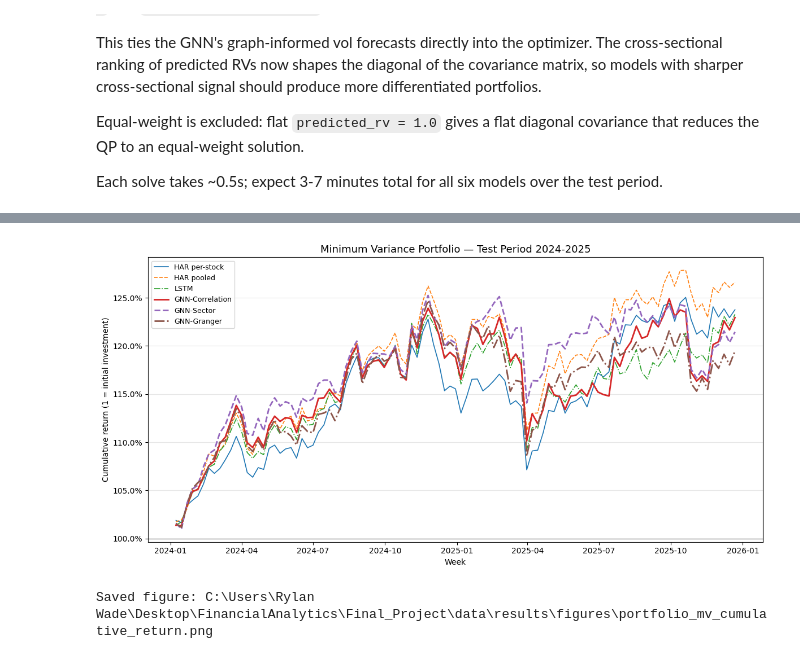
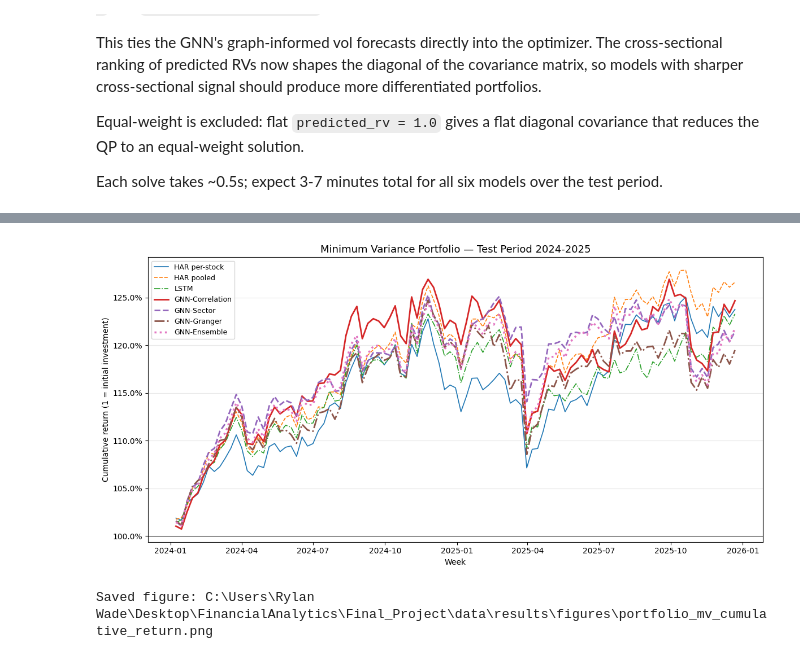
Before and after one commit to waderylan/sp500-gnn, a Jupyter notebook: notebooks/06_portfolio.ipynb, the cells around one changed output, grey strips where cells are left out. Drawn from its saved outputs; the diff is of its cells as text; code cells hidden in the pictures.

Commit message:
GNN Ensemble and future sector excludion work ideas

```diff
--- a/notebooks/06_portfolio.ipynb
+++ b/notebooks/06_portfolio.ipynb
@@ -78,10 +96,10 @@ fig, ax = plt.subplots(figsize=(12, 6))
 
 model_order = [
     'HAR per-stock', 'HAR pooled', 'LSTM',
-    'GNN-Correlation', 'GNN-Sector', 'GNN-Granger', 'Equal-weight',
+    'GNN-Correlation', 'GNN-Sector', 'GNN-Granger', 'GNN-Ensemble', 'Equal-weight',
 ]
-linestyles = ['-', '--', '-.', '-', '--', '-.', ':']
-linewidths  = [1.2, 1.2, 1.2, 2.0, 2.0, 2.0, 1.5]
+linestyles = ['-',   '--',  '-.',  '-',   '--',  '-.',  ':',   ':' ]
+linewidths = [1.2,   1.2,   1.2,   2.0,   2.0,   2.0,   2.5,   1.5]
 
 for model, ls, lw in zip(model_order, linestyles, linewidths):
     sub = portfolio_returns_df[portfolio_returns_df['model'] == model].sort_values('week')
@@ -89,7 +107,7 @@ for model, ls, lw in zip(model_order, linestyles, linewidths):
     ax.plot(sub['week'].values, cum, label=model, linestyle=ls, linewidth=lw)
 
 ax.axhline(1.0, color='black', linewidth=0.7, linestyle='-')
-ax.set_title('Cumulative Portfolio Return â€” Test Period 2024-2025', fontsize=13)
+ax.set_title('Cumulative Portfolio Return — Test Period 2024-2025', fontsize=13)
 ax.set_xlabel('Week')
 ax.set_ylabel('Cumulative return (1 = initial investment)')
 ax.yaxis.set_major_formatter(mticker.PercentFormatter(xmax=1))
@@ -97,7 +115,6 @@ ax.legend(loc='upper left', fontsize=9)
 ax.grid(axis='y', alpha=0.3)
 plt.tight_layout()
 
-import pathlib
 fig_path = pathlib.Path(config.FIGURES_DIR) / 'portfolio_cumulative_return.png'
 fig_path.parent.mkdir(parents=True, exist_ok=True)
 fig.savefig(fig_path, dpi=150)
@@ -110,6 +127,11 @@ Saved figure: C:\Users\Rylan Wade\Desktop\FinancialAnalytics\Final_Project\data\
 ## Detailed statistics printout
 # %%
 SEP = '=' * 72
+
+model_order = [
+    'HAR per-stock', 'HAR pooled', 'LSTM',
+    'GNN-Correlation', 'GNN-Sector', 'GNN-Granger', 'GNN-Ensemble', 'Equal-weight',
+]
 
 # 1. Raw metrics table (full precision)
 print(SEP)
@@ -234,8 +256,8 @@ ret_wide = (
     .pivot(index='week', columns='model', values='net_return')
     [model_order]
 )
-corr = ret_wide.corr()
-short = ['HAR-ps', 'HAR-pl', 'LSTM', 'GNN-C', 'GNN-S', 'GNN-G', 'EW']
+corr  = ret_wide.corr()
+short = ['HAR-ps', 'HAR-pl', 'LSTM', 'GNN-C', 'GNN-S', 'GNN-G', 'GNN-E', 'EW']
 corr.index   = short
 corr.columns = short
 print(corr.round(3).to_string())
@@ -246,7 +268,7 @@ print(SEP)
 print('EXCESS NET RETURN VS EQUAL-WEIGHT')
 print(SEP)
 ew_returns = ret_wide['Equal-weight'].values
-for model in model_order[:-1]:
+for model in model_order[:-1]:   # skip Equal-weight itself
     m_ret = ret_wide[model].values
     excess = m_ret - ew_returns
     pct_beat = 100 * (excess > 0).mean()
@@ -320,11 +343,11 @@ display(ls_display)
 fig, ax = plt.subplots(figsize=(12, 6))
 
 ls_model_order = [
-    'GNN-Correlation', 'GNN-Sector', 'GNN-Granger',
+    'GNN-Correlation', 'GNN-Sector', 'GNN-Granger', 'GNN-Ensemble',
     'HAR per-stock', 'HAR pooled', 'LSTM',
 ]
-ls_linestyles = ['-', '--', '-.', '-', '--', '-.']
-ls_linewidths = [2.0, 2.0, 2.0, 1.2, 1.2, 1.2]
+ls_linestyles = ['-',  '--', '-.',  ':',   '-',   '--',  '-.']
+ls_linewidths = [2.0,  2.0,  2.0,   2.5,   1.2,   1.2,   1.2]
 
 for model, ls, lw in zip(ls_model_order, ls_linestyles, ls_linewidths):
     sub = ls_returns_df[ls_returns_df['model'] == model].sort_values('week')
@@ -421,10 +445,10 @@ fig, axes = plt.subplots(2, 1, figsize=(12, 10), gridspec_kw={'height_ratios': [
 
 vt_model_order = [
     'HAR per-stock', 'HAR pooled', 'LSTM',
-    'GNN-Correlation', 'GNN-Sector', 'GNN-Granger',
+    'GNN-Correlation', 'GNN-Sector', 'GNN-Granger', 'GNN-Ensemble',
 ]
-linestyles = ['-', '--', '-.', '-', '--', '-.']
-linewidths  = [1.2, 1.2, 1.2, 2.0, 2.0, 2.0]
+linestyles = ['-',  '--', '-.',  '-',  '--', '-.',  ':' ]
+linewidths = [1.2,  1.2,  1.2,   2.0,  2.0,  2.0,   2.5]
 
 ax_ret = axes[0]
 for model, ls, lw in zip(vt_model_order, linestyles, linewidths):
@@ -526,32 +551,32 @@ Saved: portfolio_mv_returns.parquet, portfolio_mv_metrics_table.csv
 # %%
 fig, ax = plt.subplots(figsize=(12, 6))
 
 mv_model_order = [
     'HAR per-stock', 'HAR pooled', 'LSTM',
-    'GNN-Correlation', 'GNN-Sector', 'GNN-Granger',
+    'GNN-Correlation', 'GNN-Sector', 'GNN-Granger', 'GNN-Ensemble',
 ]
-linestyles = ['-', '--', '-.', '-', '--', '-.']
-linewidths  = [1.2, 1.2, 1.2, 2.0, 2.0, 2.0]
+linestyles = ['-',  '--', '-.',  '-',  '--', '-.',  ':' ]
+linewidths = [1.2,  1.2,  1.2,   2.0,  2.0,  2.0,   2.5]
 
 for model, ls, lw in zip(mv_model_order, linestyles, linewidths):
     sub = mv_returns_df[mv_returns_df['model'] == model].sort_values('week')
     cum = (1.0 + sub['net_return'].values).cumprod()
     ax.plot(sub['week'].values, cum, label=model, linestyle=ls, linewidth=lw)
 
 ax.axhline(1.0, color='black', linewidth=0.7, linestyle='-')
 ax.set_title('Minimum Variance Portfolio — Test Period 2024-2025', fontsize=13)
 ax.set_xlabel('Week')
 ax.set_ylabel('Cumulative return (1 = initial investment)')
 ax.yaxis.set_major_formatter(mticker.PercentFormatter(xmax=1))
 ax.legend(loc='upper left', fontsize=9)
 ax.grid(axis='y', alpha=0.3)
 plt.tight_layout()
 
 fig_path = pathlib.Path(config.FIGURES_DIR) / 'portfolio_mv_cumulative_return.png'
 fig_path.parent.mkdir(parents=True, exist_ok=True)
 fig.savefig(fig_path, dpi=150)
 plt.show()
 print(f'Saved figure: {fig_path}')
 # %% [output]
-[figure, old version]
+[figure, new version]
 Saved figure: C:\Users\Rylan Wade\Desktop\FinancialAnalytics\Final_Project\data\results\figures\portfolio_mv_cumulative_return.png
```
Also changed, not shown: parts of 10 cells of this notebook, 5 other files.
